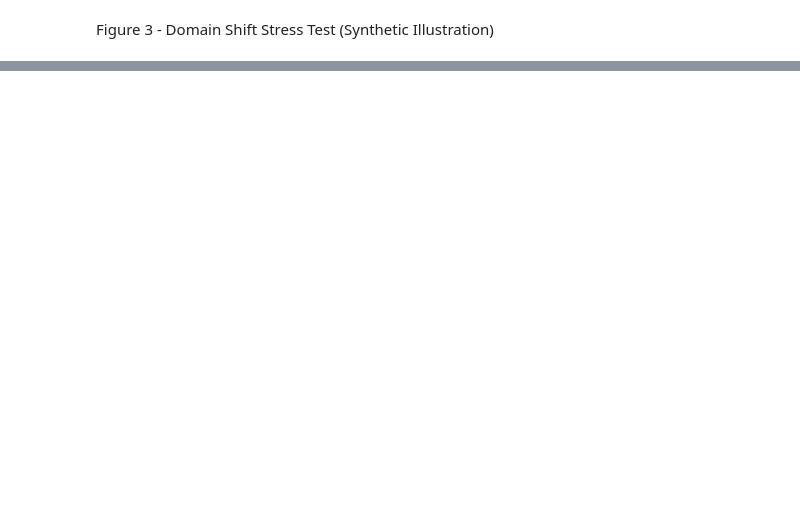
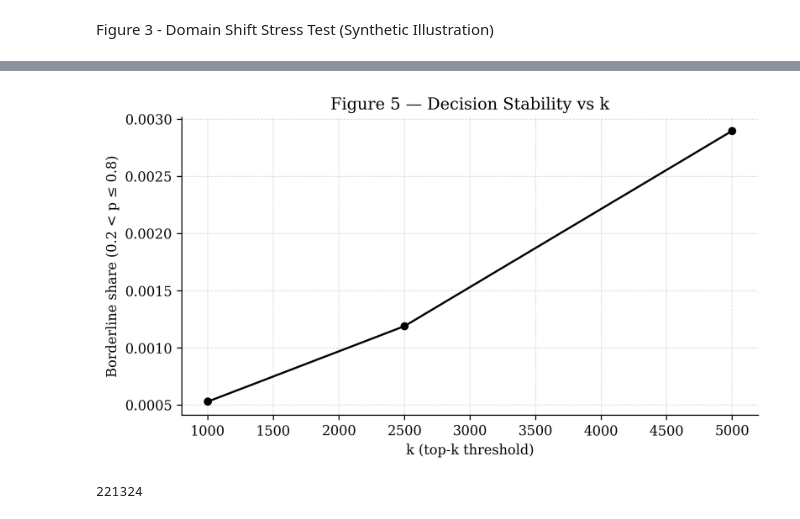
Before and after one commit to Habnetic/resilient-housing-bayes, a Jupyter notebook: notebooks/figures_decision_stability.ipynb, the cells around one changed output, grey strips where cells are left out. Saved outputs shown, nothing was run; the diff lists cells and outputs as text; code cells hidden in the pictures; blank space fills up the shorter version.

```diff
--- a/notebooks/figures_decision_stability.ipynb
+++ b/notebooks/figures_decision_stability.ipynb
@@ -380,0 +564,48 @@ plt.show()
+# %%
+import matplotlib.pyplot as plt
+
+# --- Journal friendly settings ---
+plt.rcParams["figure.dpi"] = 300
+plt.rcParams["savefig.dpi"] = 300
+plt.rcParams["font.family"] = "serif"
+plt.rcParams["pdf.fonttype"] = 42
+plt.rcParams["ps.fonttype"] = 42
+
+# -----------------------------
+# Plot
+# -----------------------------
+fig, ax = plt.subplots(figsize=(7,4))
+
+ax.plot(
+    stab["k"],
+    stab["borderline_share_(0.2,0.8)"],
+    color="black",
+    marker="o",
+    linewidth=1.5,
+    markersize=5
+)
+
+ax.set_xlabel("k (top-k threshold)")
+ax.set_ylabel("Borderline share (0.2 < p ≤ 0.8)")
+
+ax.set_title("Figure 5 — Decision Stability vs k")
+
+ax.grid(True, linestyle="--", linewidth=0.5, alpha=0.5)
+
+# cleaner academic look
+ax.spines["top"].set_visible(False)
+ax.spines["right"].set_visible(False)
+
+plt.tight_layout()
+
+# --- Save vector versions ---
+fig.savefig("fig05_borderline_vs_k.pdf", bbox_inches="tight")
+fig.savefig("fig05_borderline_vs_k.svg", bbox_inches="tight")
+
+plt.show()
+# %% [output]
+[figure, added]
+# %%
+print(len(city))
+# %% [output]
+221324
```
Also changed, not shown: parts of 7 cells of this notebook, 16 other files.
